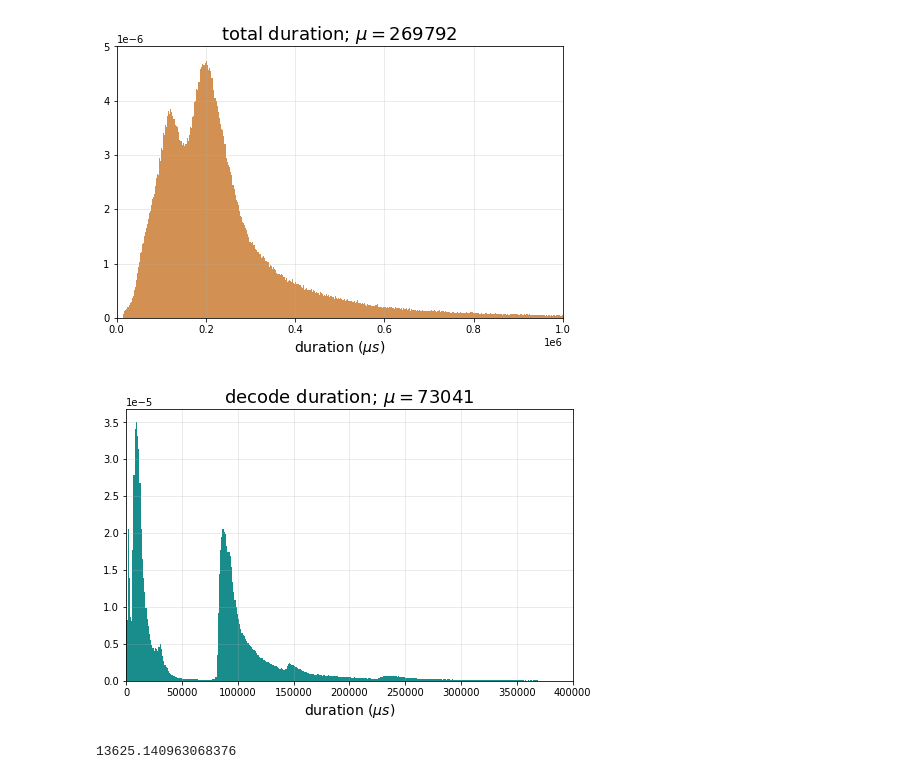
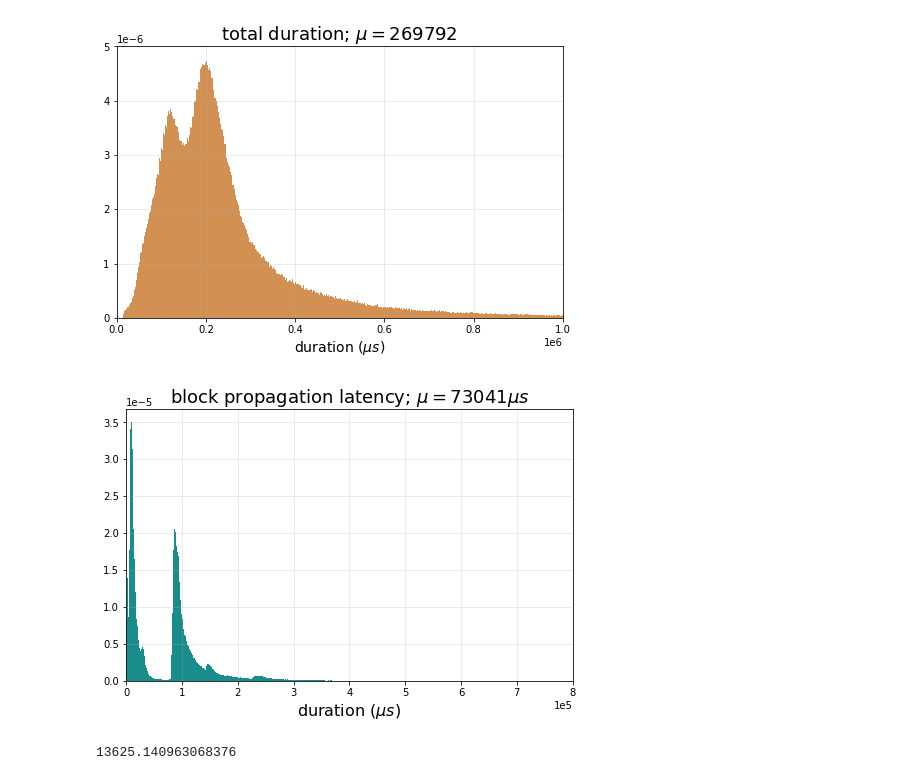
Before and after one commit to michaelneuder/relay-data, a Jupyter notebook: frontier.ipynb, the cells around one changed output. Cells and saved outputs as stored; diff of their text form; code cells hidden in the pictures.

```diff
--- a/frontier.ipynb
+++ b/frontier.ipynb
@@ -230,18 +232,19 @@ plt.show()
 # %%
 f, ax = plt.subplots(figsize=(8,5))
 bins = np.histogram(nopts_plot['decode_duration'], bins=1000)[1]
 # ax.hist(nopts_plot['simulation_duration'], bins=bins, color='darkviolet', alpha=0.9, density=True,
 #         label='simulation duration $(\mu = {:0.0f})$'.format(nopts['simulation_duration'].values.mean()))
 ax.hist(nopts_plot['decode_duration'], bins=bins, color='teal', alpha=0.9, density=True,
-        label='decode duration $(\mu = {:0.0f})$'.format(nopts['decode_duration'].values.mean()))
-ax.set_xlim(0, int(4e5))
+        label='block propagation latency $(\mu = {:0.0f})$'.format(nopts['decode_duration'].values.mean()))
+ax.set_xlim(0, int(8e5))
 # ax.legend(loc=0)
-ax.set_xlabel('duration $(\mu s)$', size=14)
+ax.set_xlabel('duration $(\mu s)$', size=16)
 # ax.set_title('non-optimistic block submission durations', size=16)
-ax.set_title('decode duration; $\mu = {:0.0f}$'.format(nopts['decode_duration'].values.mean()), size=18)
+ax.set_title('block propagation latency; $\mu = {:0.0f} \mu s$'.format(nopts['decode_duration'].values.mean()), size=18)
+ax.ticklabel_format(style='sci', axis='x', scilimits=(0,0))
 plt.show()
 # %% [output]
-[figure, old version]
+[figure, new version]
 # %%
 nopts[nopts['decode_duration'] < 75000]['decode_duration'].mean()
 # %% [output]
```
Also changed, not shown: parts of 19 cells of this notebook.
